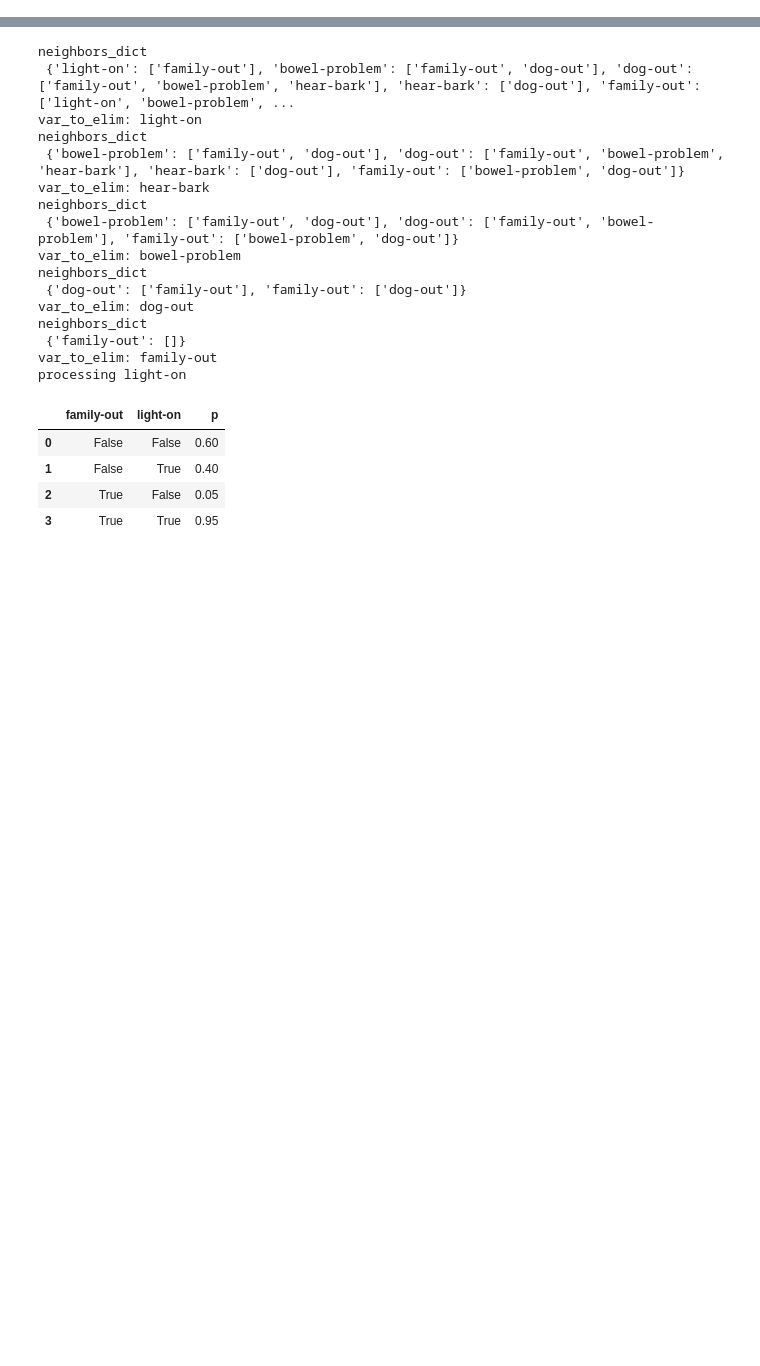
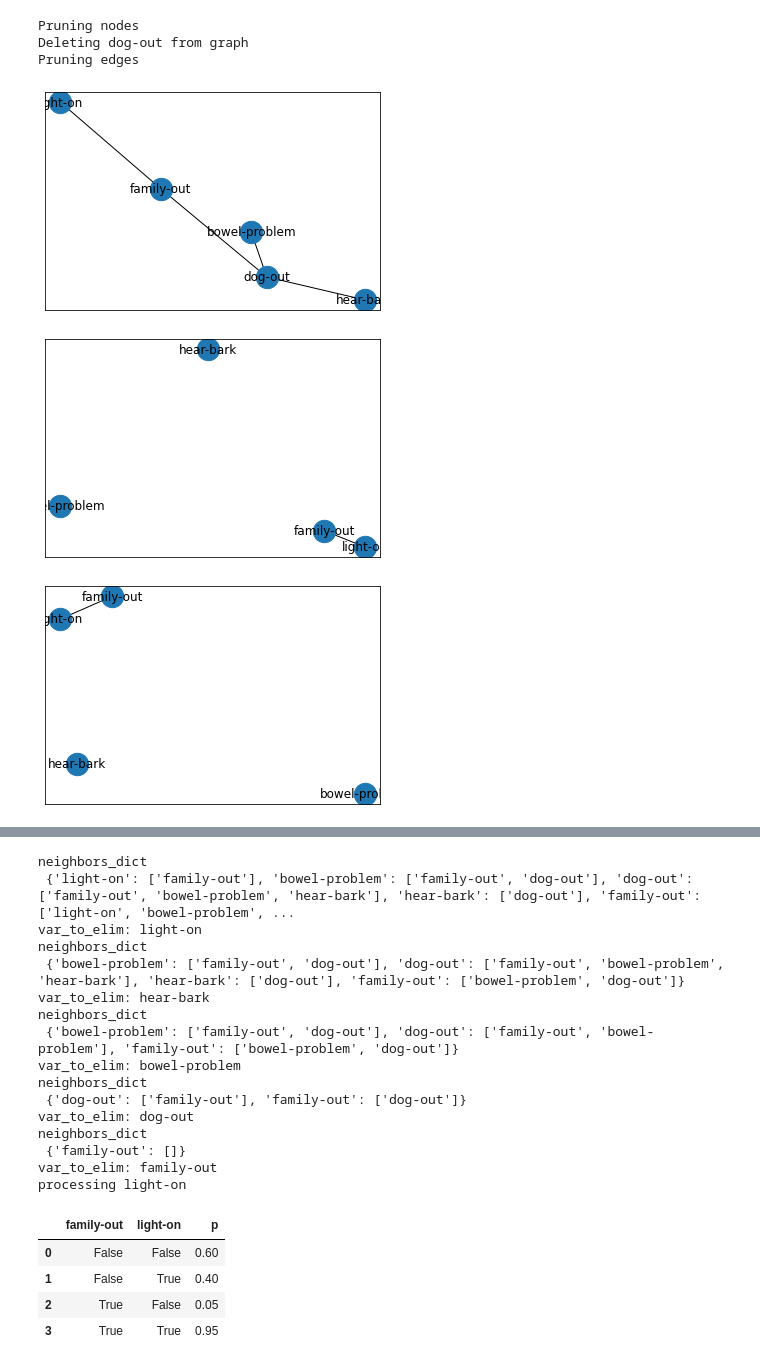
Before and after one commit to OlegBEZb/KR21_project2, a Jupyter notebook: KR_assignment_2.ipynb, the cells around one changed output, grey strips where cells are left out. Drawn from its saved outputs; the diff is of its cells as text; code cells hidden in the pictures; blank space fills up the shorter version.

```diff
--- a/KR_assignment_2.ipynb
+++ b/KR_assignment_2.ipynb
@@ -11,3 +38,12 @@ bn.draw_structure()
+# %%
+bn.prune_network(Q=set(['dog-out']), evidence=pd.Series({'dog-out': True}))
+# %% [output]
+Pruning nodes
+Deleting dog-out from graph
+Pruning edges
+[figure, added]
+[figure, added]
+[figure, added]
 # %%
 bn.min_degree_order()
 # %% [output]
```
Also changed, not shown: parts of 16 cells of this notebook, 4 other files.
